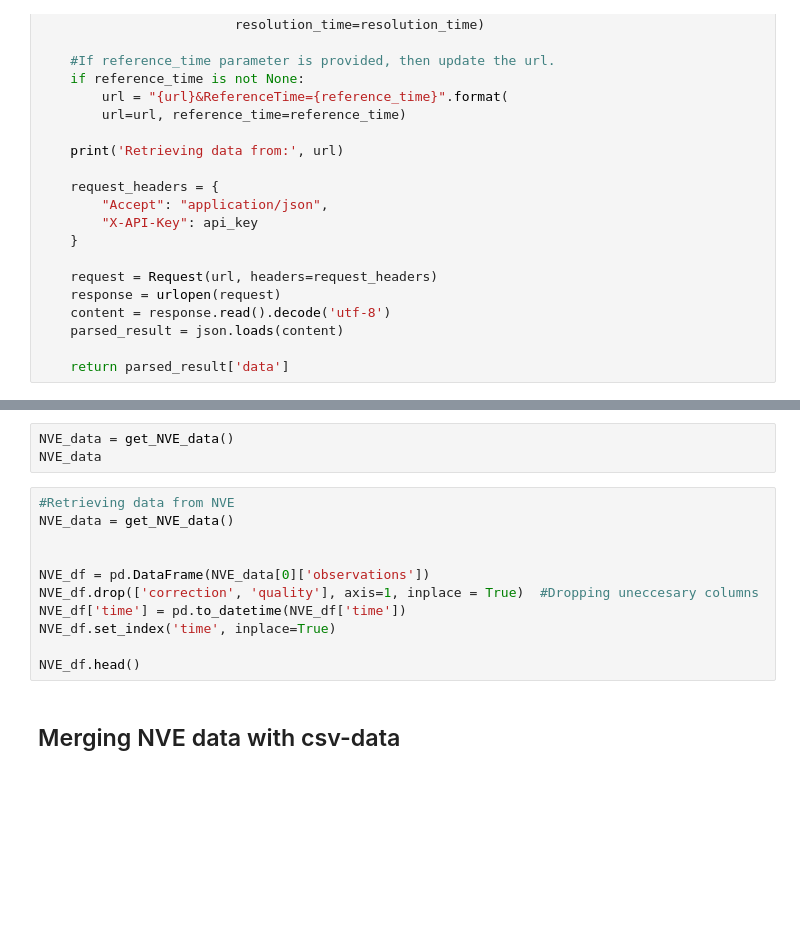
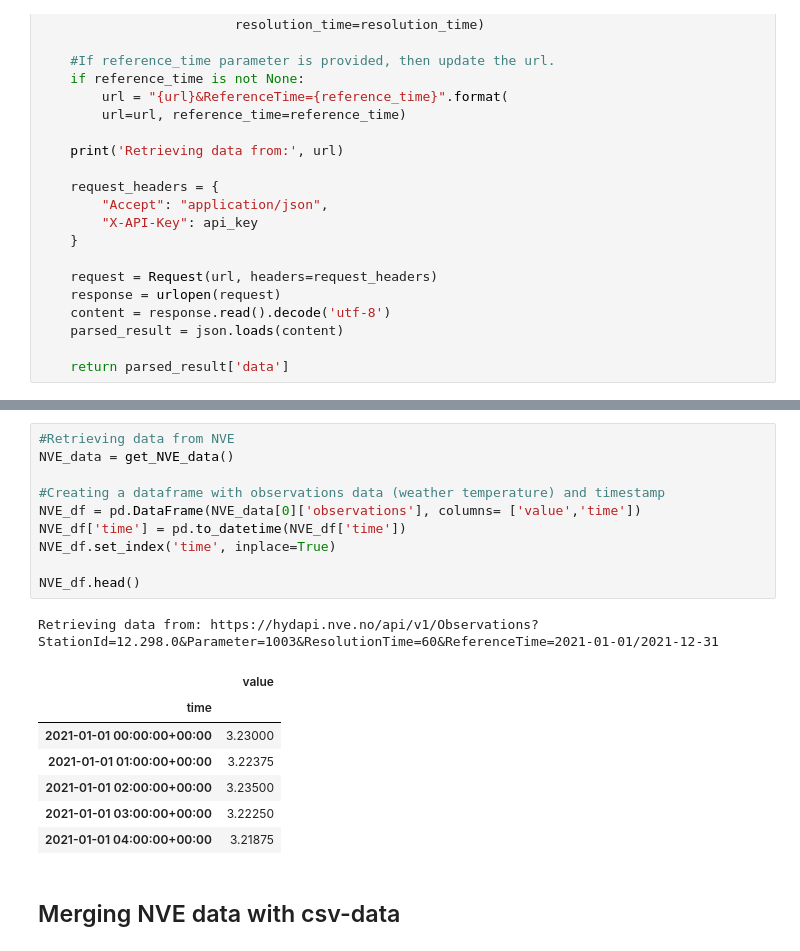
Before and after one commit to evenveh/Intervjuoppgaver, a Jupyter notebook: 2programmeringsoppgave.ipynb, the cells around one changed output, grey strips where cells are left out. Cells and saved outputs as stored; diff of their text form; blank space fills up the shorter version.

```diff
--- a/2programmeringsoppgave.ipynb
+++ b/2programmeringsoppgave.ipynb
@@ -60,17 +83,22 @@ data.head()
-# %%
-NVE_data = get_NVE_data()
-NVE_data
 # %%
 #Retrieving data from NVE
 NVE_data = get_NVE_data()
 
-
-NVE_df = pd.DataFrame(NVE_data[0]['observations'])
-NVE_df.drop(['correction', 'quality'], axis=1, inplace = True)  #Dropping uneccesary columns
+#Creating a dataframe with observations data (weather temperature) and timestamp
+NVE_df = pd.DataFrame(NVE_data[0]['observations'], columns= ['value','time'])
 NVE_df['time'] = pd.to_datetime(NVE_df['time'])
 NVE_df.set_index('time', inplace=True)
 
 NVE_df.head()
+# %% [output]
+Retrieving data from: https://hydapi.nve.no/api/v1/Observations?StationId=12.298.0&Parameter=1003&ResolutionTime=60&ReferenceTime=2021-01-01/2021-12-31
+|  | value |
+| time |  |
+| 2021-01-01 00:00:00+00:00 | 3.23000 |
+| 2021-01-01 01:00:00+00:00 | 3.22375 |
+| 2021-01-01 02:00:00+00:00 | 3.23500 |
+| 2021-01-01 03:00:00+00:00 | 3.22250 |
+| 2021-01-01 04:00:00+00:00 | 3.21875 |
 # %% [markdown]
 ## Merging NVE data with csv-data
 # %%
```
Also changed, not shown: parts of 6 cells of this notebook.
